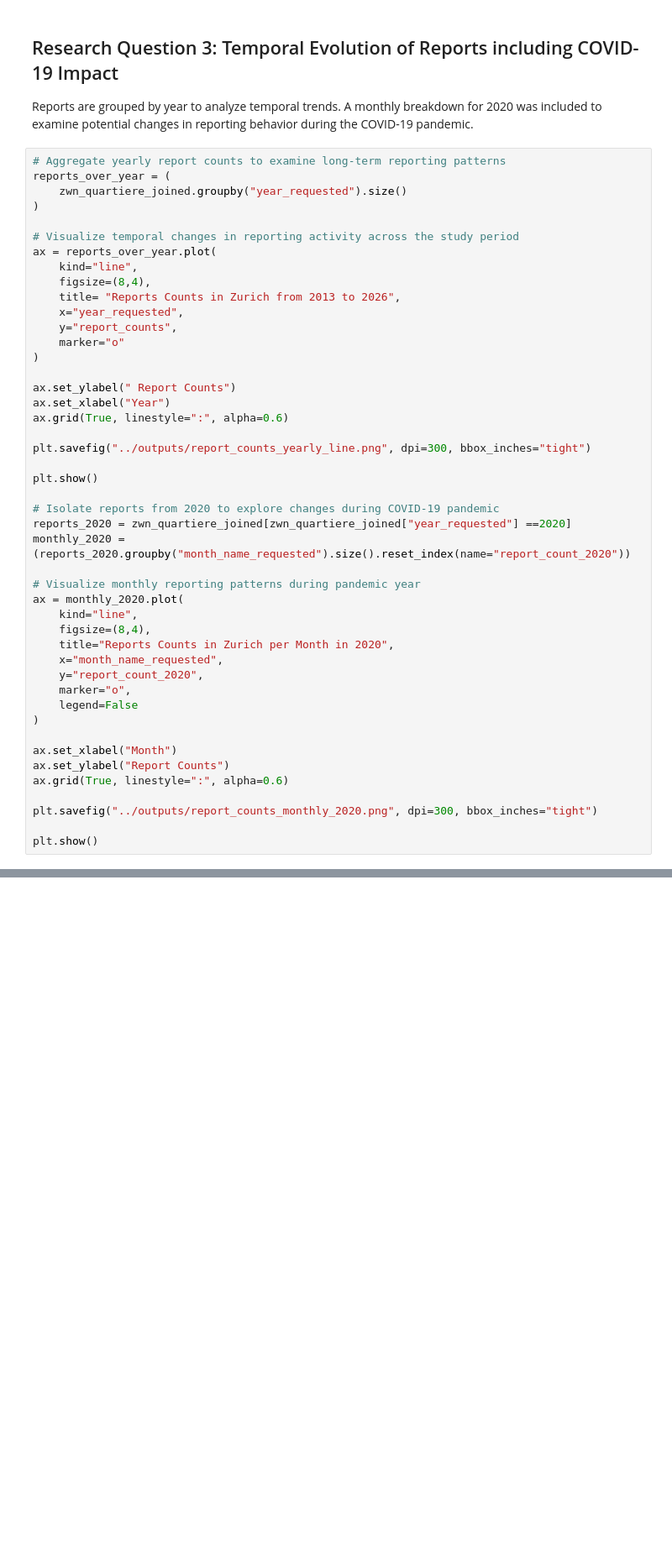
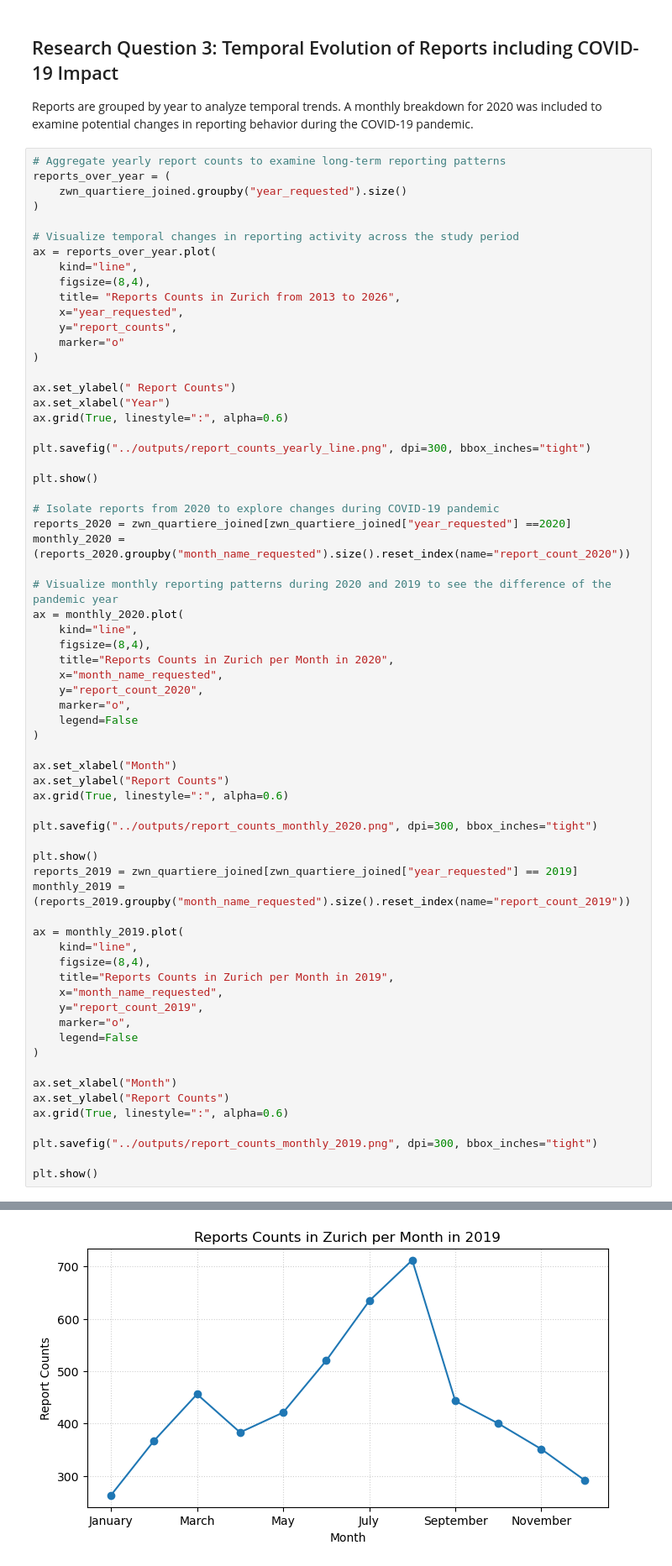
Before and after one commit to denikessi1/Project-SDS210, a Jupyter notebook: notebooks/ZWN_CitizenReports_Analysis.ipynb, the cells around one changed output, grey strips where cells are left out. Shown at 84% size. Saved outputs shown, nothing was run; the diff lists cells and outputs as text; blank space fills up the shorter version.

Commit message:
titel size etc.

```diff
--- a/notebooks/ZWN_CitizenReports_Analysis.ipynb
+++ b/notebooks/ZWN_CitizenReports_Analysis.ipynb
@@ -275,34 +275,55 @@ ax.set_xlabel("Year")
 ax.grid(True, linestyle=":", alpha=0.6)
 
 plt.savefig("../outputs/report_counts_yearly_line.png", dpi=300, bbox_inches="tight")
 
 plt.show()
 
 # Isolate reports from 2020 to explore changes during COVID-19 pandemic
 reports_2020 = zwn_quartiere_joined[zwn_quartiere_joined["year_requested"] ==2020]
 monthly_2020 = (reports_2020.groupby("month_name_requested").size().reset_index(name="report_count_2020"))
 
-# Visualize monthly reporting patterns during pandemic year
+# Visualize monthly reporting patterns during 2020 and 2019 to see the difference of the pandemic year
 ax = monthly_2020.plot(
     kind="line",
     figsize=(8,4),
     title="Reports Counts in Zurich per Month in 2020",
     x="month_name_requested",
     y="report_count_2020",
     marker="o",
     legend=False
 )
 
 ax.set_xlabel("Month")
 ax.set_ylabel("Report Counts")
 ax.grid(True, linestyle=":", alpha=0.6)
 
 plt.savefig("../outputs/report_counts_monthly_2020.png", dpi=300, bbox_inches="tight")
 
 plt.show()
+reports_2019 = zwn_quartiere_joined[zwn_quartiere_joined["year_requested"] == 2019]
+monthly_2019 = (reports_2019.groupby("month_name_requested").size().reset_index(name="report_count_2019"))
+
+ax = monthly_2019.plot(
+    kind="line",
+    figsize=(8,4),
+    title="Reports Counts in Zurich per Month in 2019",
+    x="month_name_requested",
+    y="report_count_2019",
+    marker="o",
+    legend=False
+)
+
+ax.set_xlabel("Month")
+ax.set_ylabel("Report Counts")
+ax.grid(True, linestyle=":", alpha=0.6)
+
+plt.savefig("../outputs/report_counts_monthly_2019.png", dpi=300, bbox_inches="tight")
+
+plt.show()
 # %% [output]
 [figure]
 [figure]
+[figure, added]
 # %% [markdown]
 ## Research Question 4: Seasonal Reporting Trends
 
```
Also changed, not shown: parts of 1 cell of this notebook, 3 other files.
